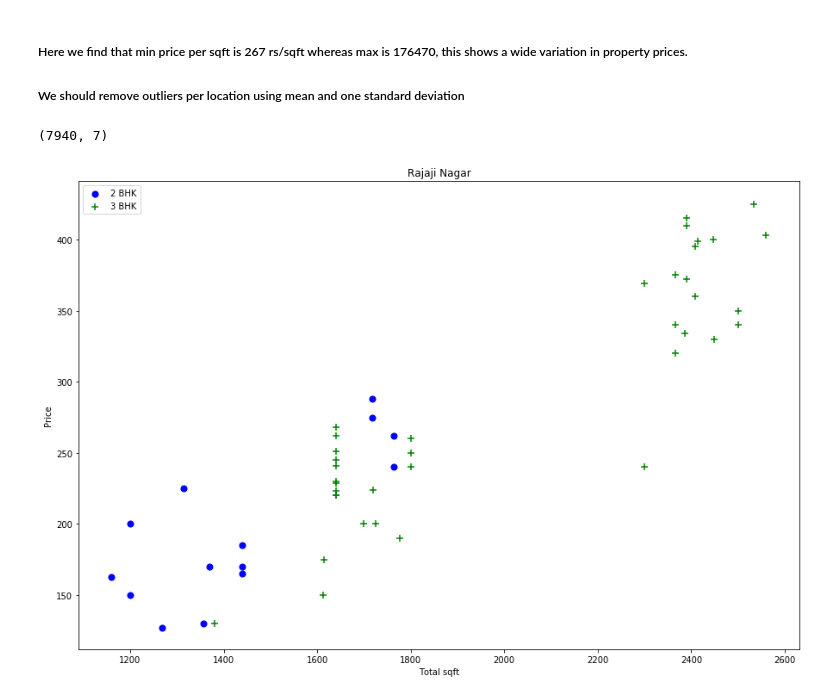
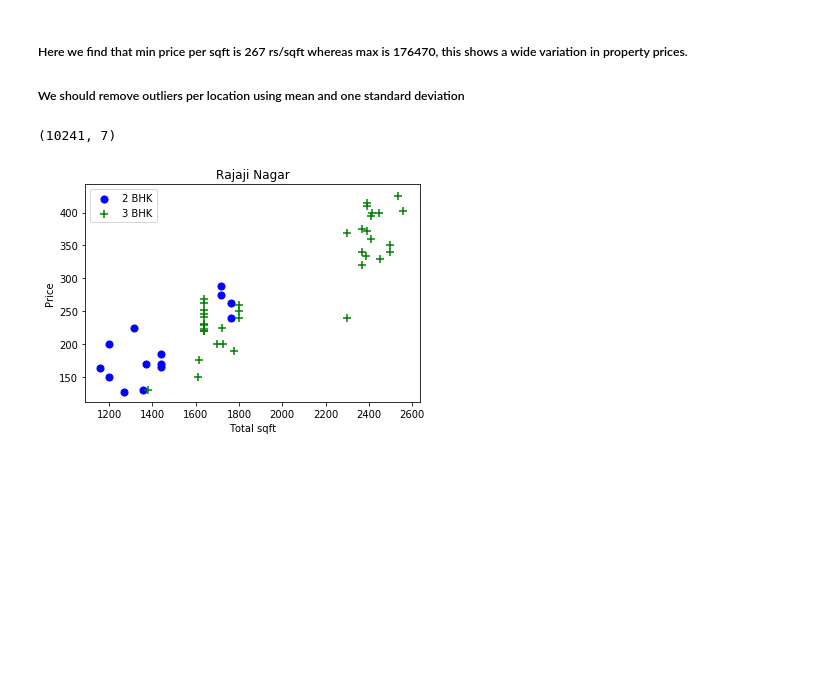
Before and after one commit to AmanAswal/Data-Science, a Jupyter notebook: real_state_price_prediction/Step-2(Feature_engg).ipynb, the cells around one changed output. Cells and saved outputs as stored; diff of their text form; code cells hidden in the pictures; blank space fills up the shorter version.

```diff
--- a/real_state_price_prediction/Step-2(Feature_engg).ipynb
+++ b/real_state_price_prediction/Step-2(Feature_engg).ipynb
@@ -91,2 +84,3 @@ def other(x):
 # %%
-df.location = df.location.apply(other)
+df.location = df.location.apply(lambda x: 'other' if x in location_stats_less_than_10 else x)
+len(df.location.unique())
@@ -167,19 +159,19 @@ def remove_pps_outliers(df):
 df2 = remove_pps_outliers(df1)
 df2.shape
 # %% [output]
-(7940, 7)
+(10241, 7)
 # %%
 def plot_scatter_chart(df, location):
     bhk2 = df[(df.location == location) & (df.bhk==2)]
     bhk3 = df[(df.location == location) & (df.bhk==3)]
-    plt.figure(figsize=(15,10))
+
     plt.scatter(bhk2.total_sqft, bhk2.price, color='blue', label='2 BHK', s=50)
     plt.scatter(bhk3.total_sqft, bhk3.price, marker='+', color='green', label='3 BHK', s=50)
     plt.xlabel('Total sqft')
     plt.ylabel('Price')
     plt.title(location)
     plt.legend()
 
 plot_scatter_chart(df2,"Rajaji Nagar")
 # %% [output]
-[figure, old version]
+[figure, new version]
```
Also changed, not shown: parts of 27 cells of this notebook, 2 other files.
